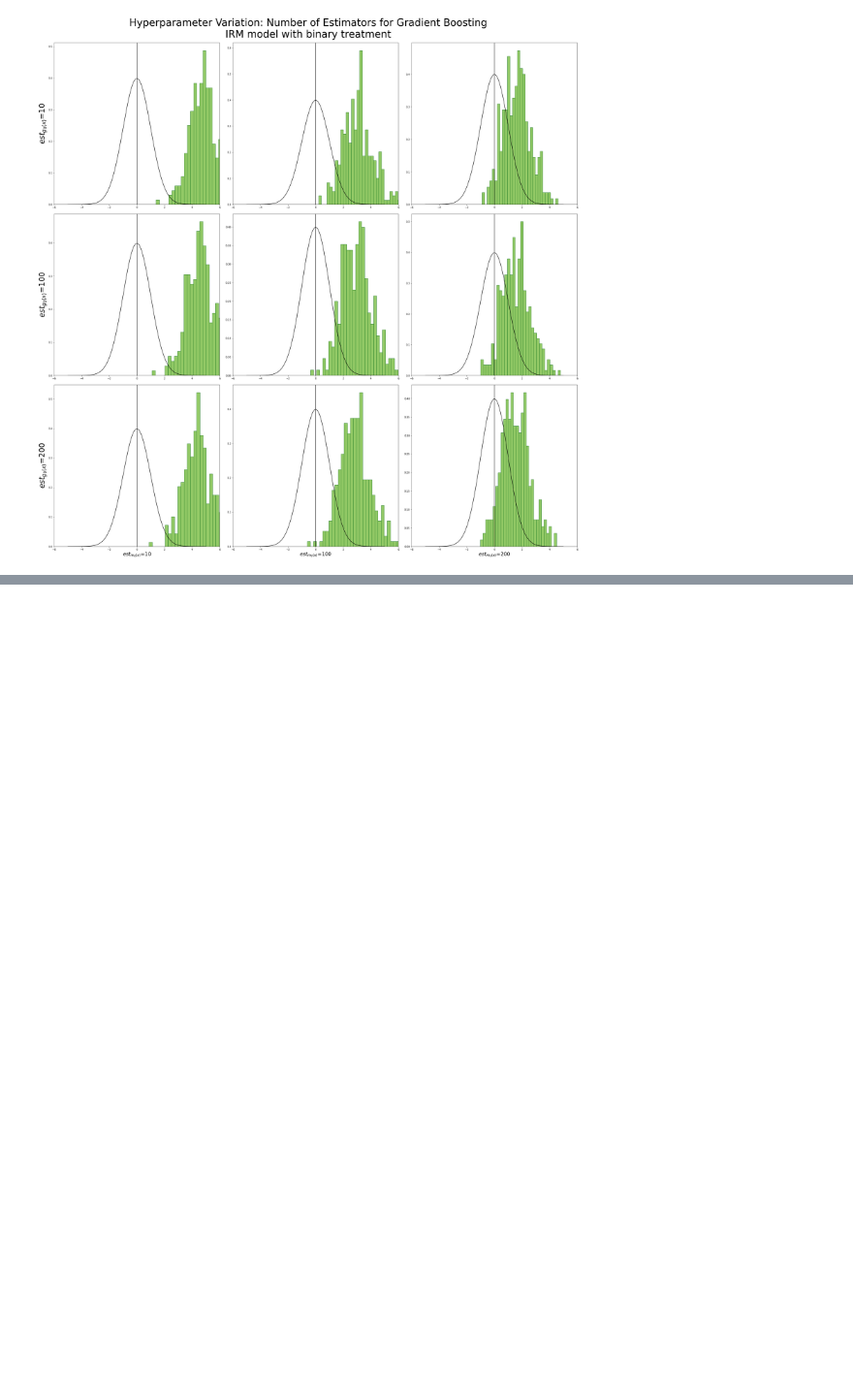
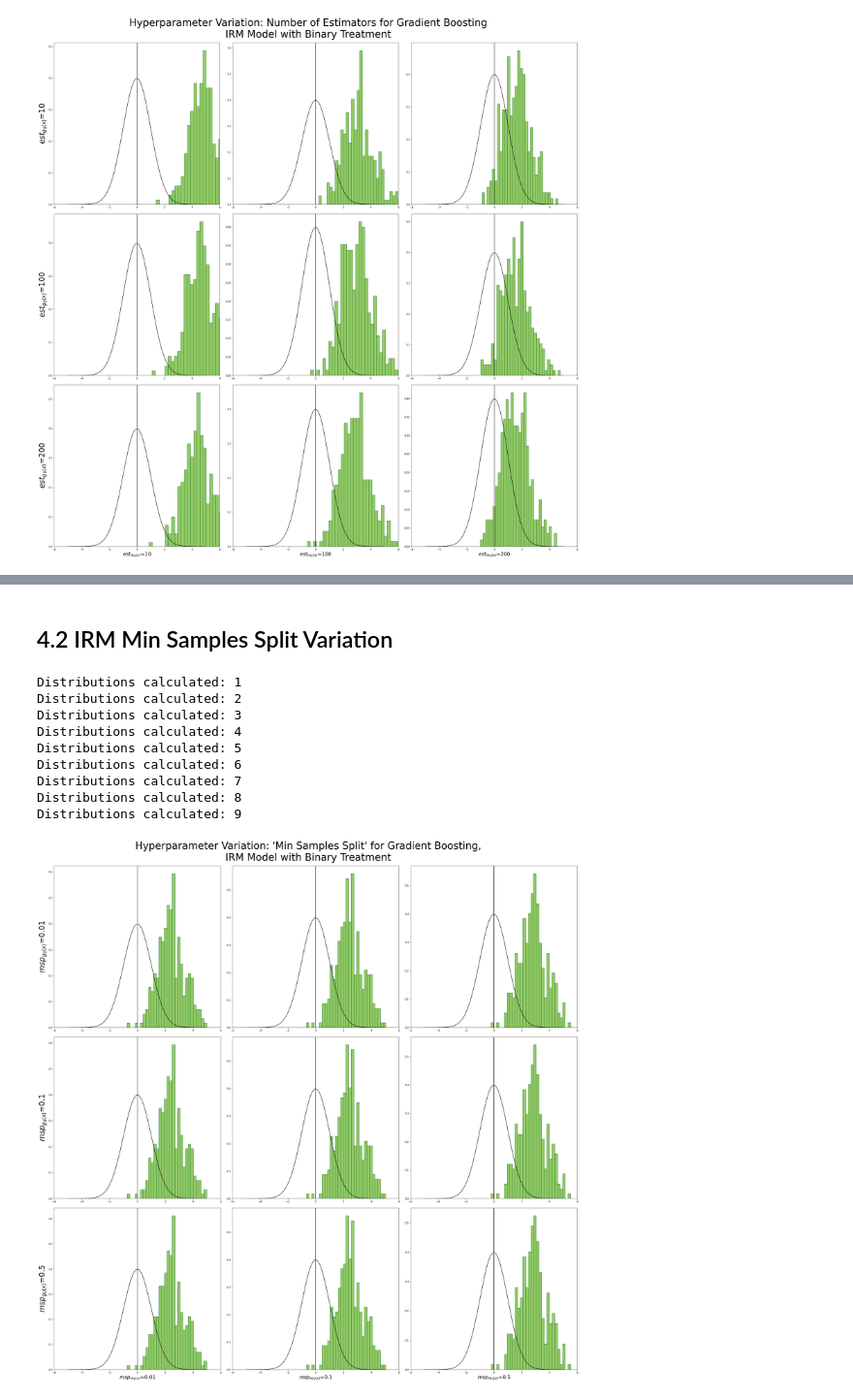
Before and after one commit to JannikKmnn/DoubleML-Hyperparameter-Simulation, a Jupyter notebook: gradient_boosting_variation.ipynb, the cells around one changed output, grey strips where cells are left out. Shown at 97% size. Drawn from its saved outputs; the diff is of its cells as text; code cells hidden in the pictures; blank space fills up the shorter version.

```diff
--- a/gradient_boosting_variation.ipynb
+++ b/gradient_boosting_variation.ipynb
@@ -447,0 +461,27 @@ Distributions calculated: 9
+# %% [markdown]
+## 4.2 IRM Min Samples Split Variation
+# %%
+gb_min_samples_split_hyperparams_ml_l_IRM = [0.01, 0.1, 0.5]
+gb_min_samples_split_hyperparams_ml_m_IRM = [0.01, 0.1, 0.5]
+n_folds=5
+
+min_sample_split_coverage_IRM, min_sample_split_bias_IRM = plot_gb_plr_variation_results(ml_l_hyperparameters=gb_min_samples_split_hyperparams_ml_l_IRM,
+                                                                                             ml_m_hyperparameters=gb_min_samples_split_hyperparams_ml_m_IRM,
+                                                                                             n_folds=n_folds, data=irm_data, true_alpha=alpha_irm,
+                                                                                             tunable_hyperparameter='min_samples_split',
+                                                                                             ml_l_model=ml_g0_irm_gb_model,
+                                                                                             ml_m_model=ml_m_irm_gb_model,
+                                                                                             title="Hyperparameter Variation: 'Min Samples Split' for Gradient Boosting,\nIRM Model with Binary Treatment",
+                                                                                             xlabels='$msp_{m_{0}(x)}$=', ylabel='$msp_{g_{0}(x)}$=',
+                                                                                             filename="gb_min_samples_split_variation_IRM.png")
+# %% [output]
+Distributions calculated: 1
+Distributions calculated: 2
+Distributions calculated: 3
+Distributions calculated: 4
+Distributions calculated: 5
+Distributions calculated: 6
+Distributions calculated: 7
+Distributions calculated: 8
+Distributions calculated: 9
+[figure, added]
```
Also changed, not shown: parts of 14 cells of this notebook, 13 other files.
